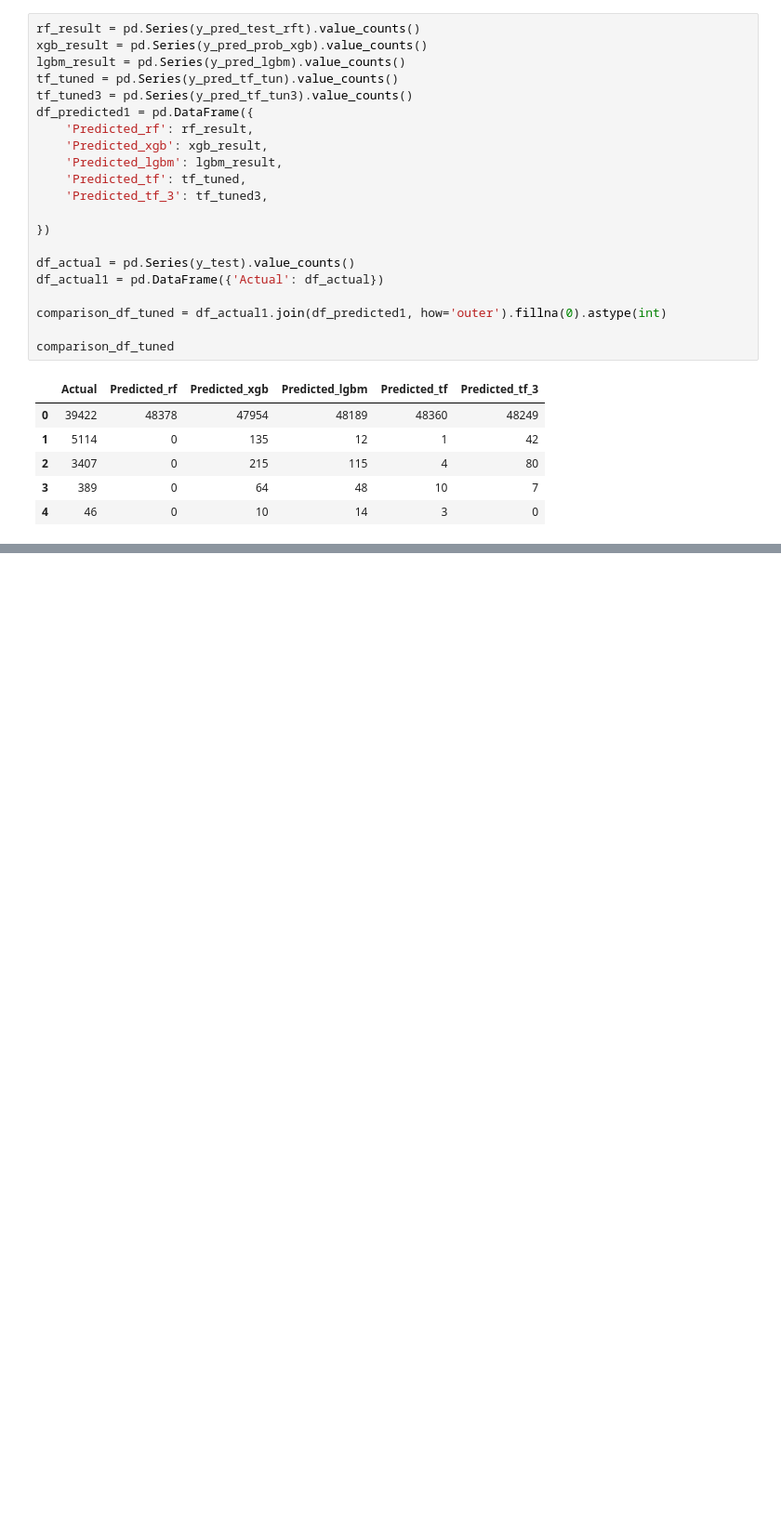
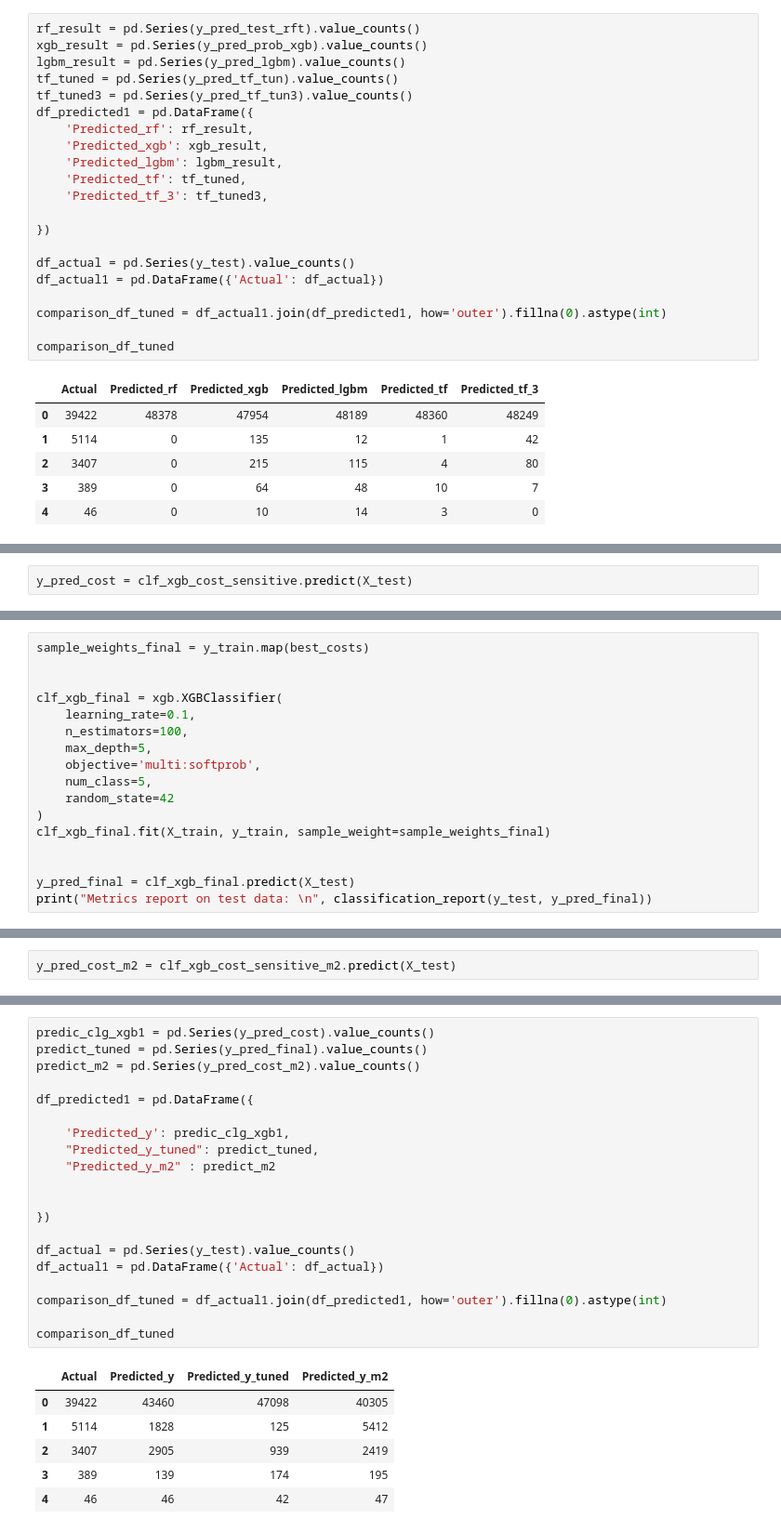
Before and after one commit to tania-martynenko/KaggleX_Project, a Jupyter notebook: Car_Accident_Project_Machine_Learning.ipynb, the cells around one changed output, grey strips where cells are left out. Shown at 93% size. Cells and saved outputs as stored; diff of their text form; blank space fills up the shorter version.

```diff
--- a/Car_Accident_Project_Machine_Learning.ipynb
+++ b/Car_Accident_Project_Machine_Learning.ipynb
@@ -860,0 +1182,2 @@ comparison_df_tuned
+# %%
+y_pred_cost = clf_xgb_cost_sensitive.predict(X_test)
@@ -860,0 +1267,17 @@ comparison_df_tuned
+# %%
+sample_weights_final = y_train.map(best_costs)
+
+
+clf_xgb_final = xgb.XGBClassifier(
+    learning_rate=0.1,
+    n_estimators=100,
+    max_depth=5,
+    objective='multi:softprob',
+    num_class=5,
+    random_state=42
+)
+clf_xgb_final.fit(X_train, y_train, sample_weight=sample_weights_final)
+
+
+y_pred_final = clf_xgb_final.predict(X_test)
+print("Metrics report on test data: \n", classification_report(y_test, y_pred_final))
@@ -860,0 +1408,2 @@ comparison_df_tuned
+# %%
+y_pred_cost_m2 = clf_xgb_cost_sensitive_m2.predict(X_test)
@@ -860,0 +1426,27 @@ comparison_df_tuned
+# %%
+predic_clg_xgb1 = pd.Series(y_pred_cost).value_counts()
+predict_tuned = pd.Series(y_pred_final).value_counts()
+predict_m2 = pd.Series(y_pred_cost_m2).value_counts()
+
+df_predicted1 = pd.DataFrame({
+
+    'Predicted_y': predic_clg_xgb1,
+    "Predicted_y_tuned": predict_tuned,
+    "Predicted_y_m2" : predict_m2
+
+
+})
+
+df_actual = pd.Series(y_test).value_counts()
+df_actual1 = pd.DataFrame({'Actual': df_actual})
+
+comparison_df_tuned = df_actual1.join(df_predicted1, how='outer').fillna(0).astype(int)
+
+comparison_df_tuned
+# %% [output]
+|  | Actual | Predicted_y | Predicted_y_tuned | Predicted_y_m2 |
+| 0 | 39422 | 43460 | 47098 | 40305 |
+| 1 | 5114 | 1828 | 125 | 5412 |
+| 2 | 3407 | 2905 | 939 | 2419 |
+| 3 | 389 | 139 | 174 | 195 |
+| 4 | 46 | 46 | 42 | 47 |
```
Also changed, not shown: parts of 40 cells of this notebook.
